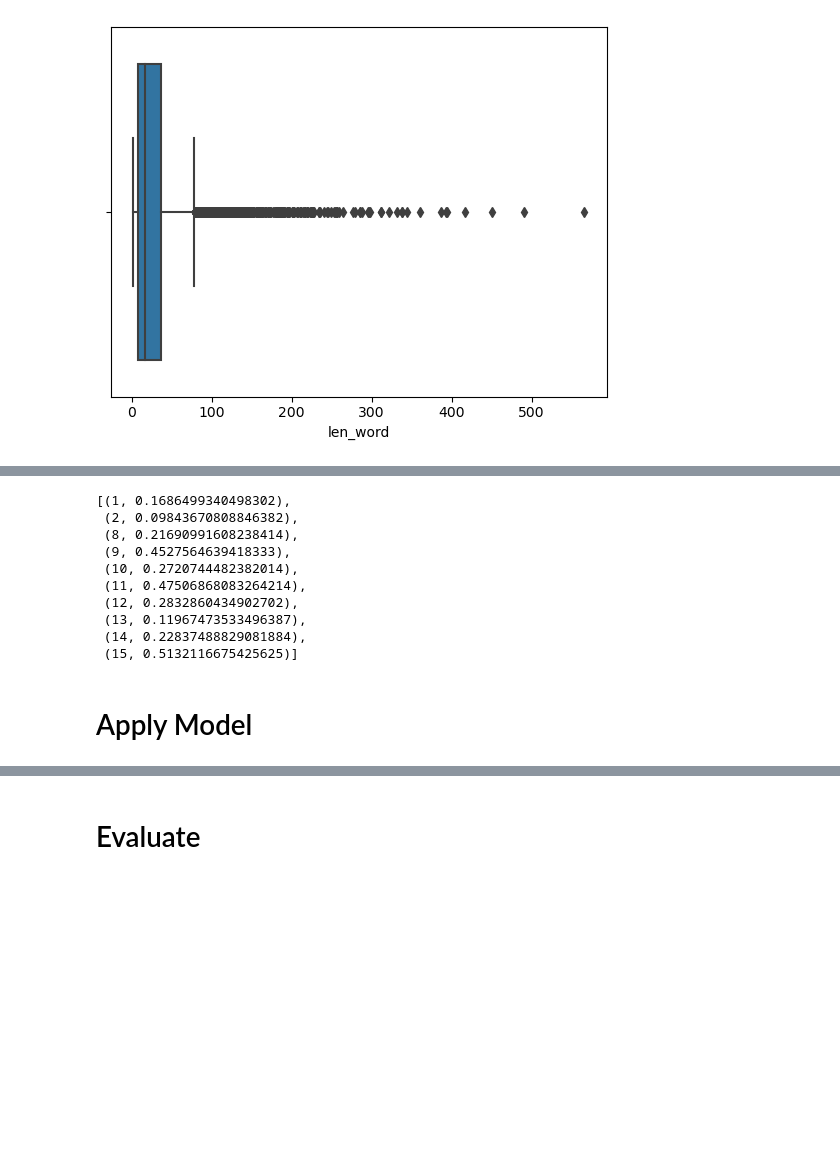
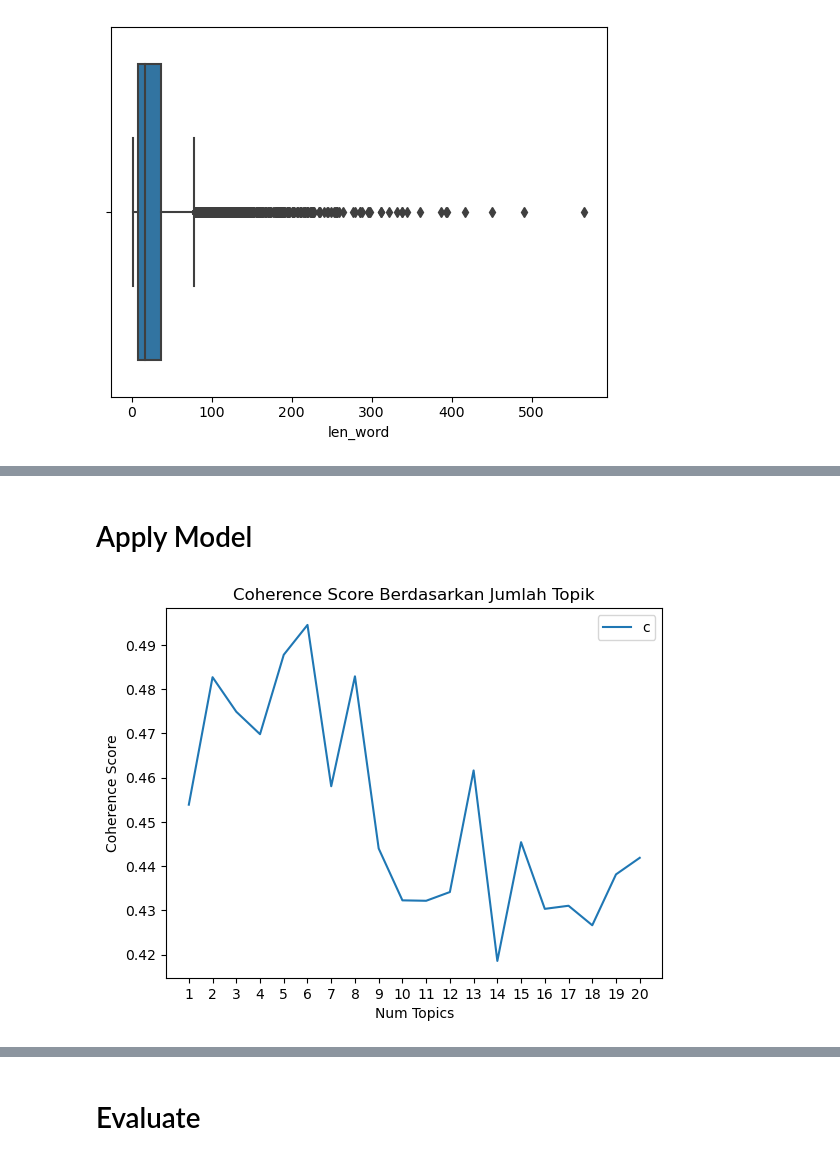
Before and after one commit to dzzlr/topic-modelling-tourism, a Jupyter notebook: notebook/topic-modelling-lda.ipynb, the cells around one changed output, grey strips where cells are left out. Drawn from its saved outputs; the diff is of its cells as text; code cells hidden in the pictures; blank space fills up the shorter version.

```diff
--- a/notebook/topic-modelling-lda.ipynb
+++ b/notebook/topic-modelling-lda.ipynb
@@ -327,0 +377,3 @@ wordcloud.to_image()
+# %%
+texts = df['tokens'].apply(lambda x: word_tokenize(x))
+texts = texts.reset_index(drop=True)
@@ -332,4 +403,4 @@ df['tokens'] = df['tokens'].apply(lambda x: word_tokenize(x))
 # %%
-id2word = corpora.Dictionary(df['tokens'])
-texts = df['tokens']
-corpus = [id2word.doc2bow(text) for text in texts]
+# id2word = corpora.Dictionary(df['tokens'])
+# texts = df['tokens']
+# corpus = [id2word.doc2bow(text) for text in texts]
@@ -350,17 +409,41 @@ corpus[1]
 tfidf = models.TfidfModel(corpus)
 corpus_tfidf = tfidf[corpus]
-# %%
-corpus_tfidf[1]
-# %% [output]
-[(1, 0.1686499340498302),
- (2, 0.09843670808846382),
- (8, 0.21690991608238414),
- (9, 0.4527564639418333),
- (10, 0.2720744482382014),
- (11, 0.47506868083264214),
- (12, 0.2832860434902702),
- (13, 0.11967473533496387),
- (14, 0.22837488829081884),
- (15, 0.5132116675425625)]
 # %% [markdown]
 # Apply Model
+# %%
+def compute_coherence_values(id2word, corpus, texts, start, limit, step):
+    coherence_values = []
+    model_list = []
+    for num_topics in tqdm(range(start, limit, step)):
+        model = LdaModel(
+                    corpus=corpus, id2word=id2word, num_topics=num_topics, random_state=42, iterations=100,
+                    # chunksize=2000, passes=1, update_every=1, alpha='symmetric', eta=None,
+                    # decay=0.5, offset=1.0, eval_every=10, gamma_threshold=0.001
+                    )
+
+        model_list.append(model)
+        coherence_model = CoherenceModel(
+                            model=model, texts=texts, dictionary=id2word, coherence='c_v')
+        coherence_values.append(coherence_model.get_coherence())
+
+    return model_list, coherence_values
+# %%
+START = 1
+LIMIT = 21
+STEP = 1
+
+model_list, coherence_values = compute_coherence_values(
+    id2word=id2word, corpus=corpus, texts=texts, start=START, limit=LIMIT, step=STEP)
+# %%
+x = range(START, LIMIT, STEP)
+plt.plot(x, coherence_values)
+plt.title('Coherence Score Berdasarkan Jumlah Topik')
+plt.xlabel('Num Topics')
+plt.ylabel('Coherence Score')
+plt.xticks(range(min(x), max(x)+1))
+# plt.xlim(1, LIMIT-1)
+# plt.xticks(coherence_values, x)
+plt.legend(('coherence_values'), loc='best')
+plt.show()
+# %% [output]
+[figure, added]
```
Also changed, not shown: parts of 45 cells of this notebook.
